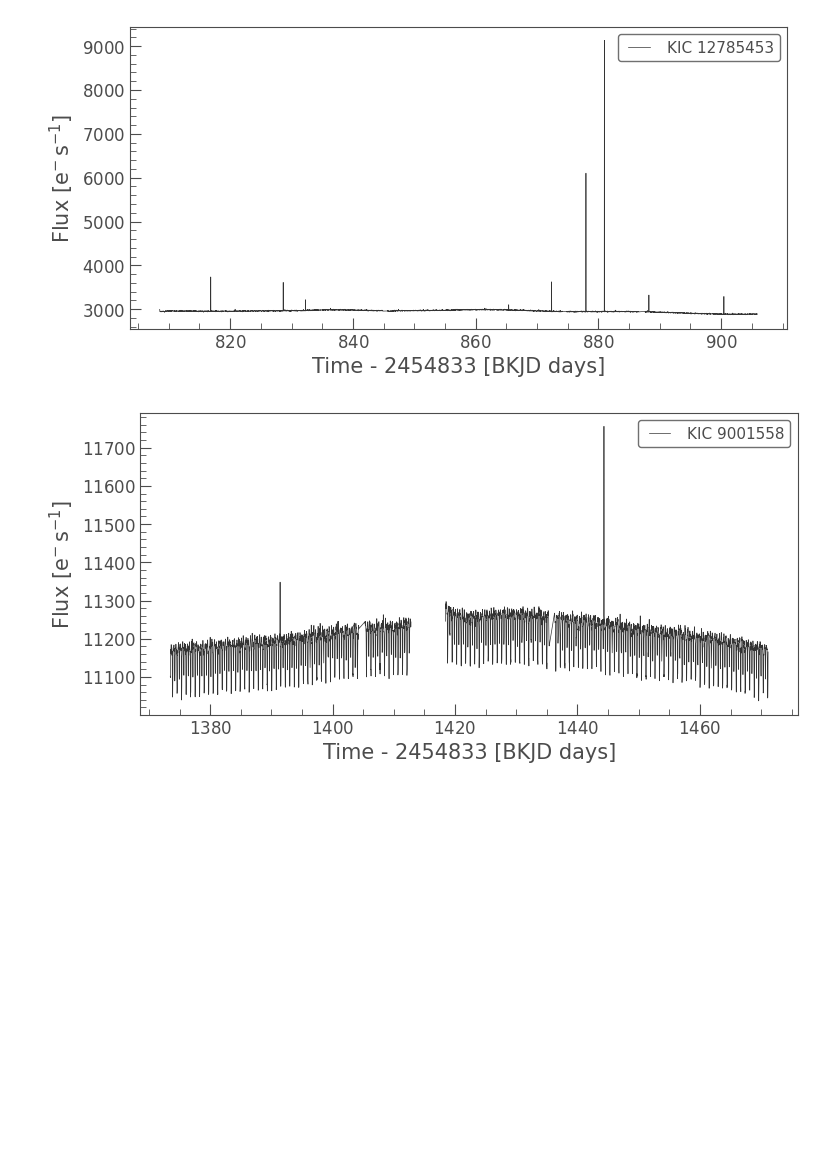
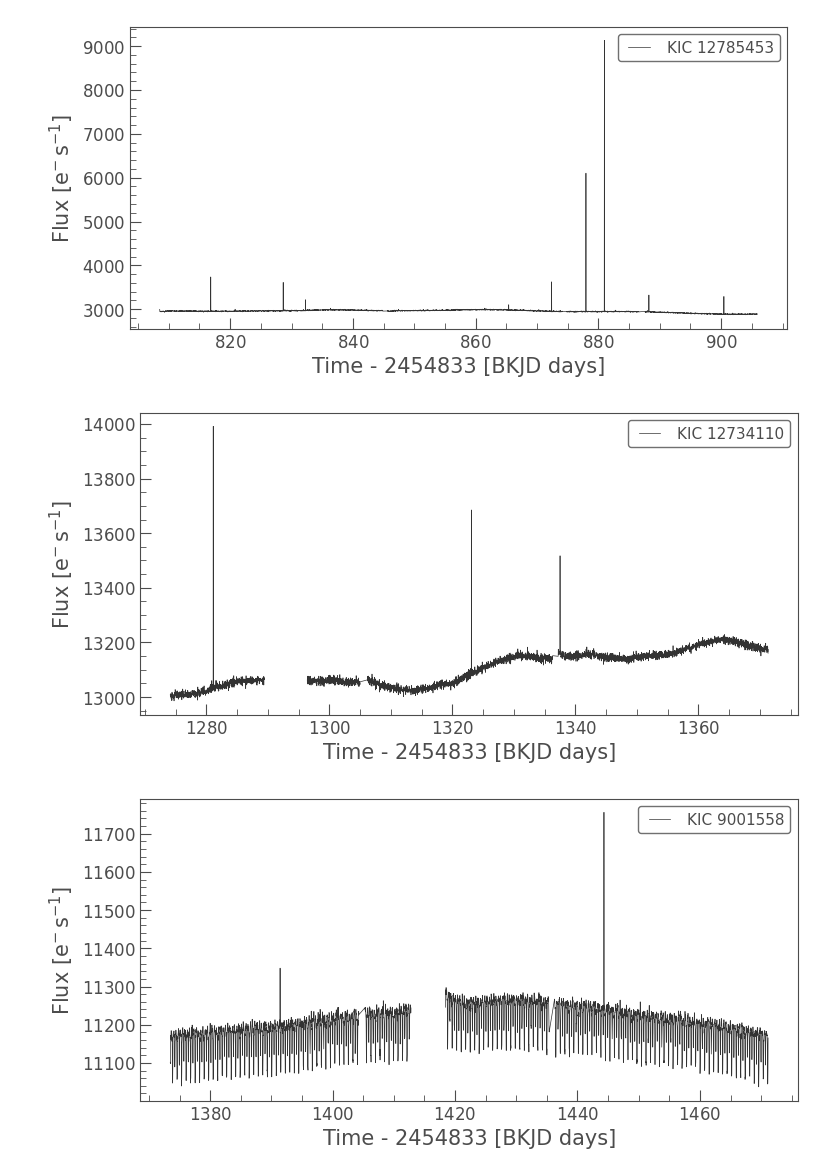
Before and after one commit to AnaArantesBarros/NASASPACEAPPS-22, a Jupyter notebook: nasa.ipynb, the cells around one changed output. Cells and saved outputs as stored; diff of their text form; code cells hidden in the pictures; blank space fills up the shorter version.

```diff
--- a/nasa.ipynb
+++ b/nasa.ipynb
@@ -124,6 +136,7 @@ df = pd.DataFrame(data=t)
 df = df.transpose()
 df["name"] =  "KIC 10296174"
 df["class"] = 1
+df["coord"] = ["19:56:40.938 +47:22:28.86"]
 x = pd.concat([x, df], axis=0)
 # %% [output]
 [figure]
@@ -151,6 +164,7 @@ df = pd.DataFrame(data=t)
 df = df.transpose()
 df["name"] =  "KIC 12833300"
 df["class"] = 1
+df["coord"] = ["19:17:15.039 +52:07:23.81"]
 x = pd.concat([x, df], axis=0)
 
 
@@ -160,6 +174,7 @@ x = pd.concat([x, df], axis=0)
 
 #test1 = np.where(xx==False)[0]    #np.where(test)[0]
 #print(test1)
+#19:17:15.039 +52:07:23.81
 # %% [output]
 [figure]
 # %%
@@ -174,7 +189,8 @@ t= lc["flux"][range(0,1251)]/1000
 df = pd.DataFrame(data=t)
 df = df.transpose()
 df["name"] =  "KIC 12885505"
-df["class"] = 0
+df["class"] = 1
+df["coord"] = ["19:21:20.030 +52:16:05.09"]
 x = pd.concat([x, df], axis=0)
 # %% [output]
 [figure]
@@ -191,23 +207,27 @@ df = pd.DataFrame(data=t)
 df = df.transpose()
 df["name"] =  "KIC 12785453"
 df["class"] = 0
+df["coord"] = ["19:22:18.672 +52:01:13.26"]
 x = pd.concat([x, df], axis=0)
 # %% [output]
 [figure]
 # %%
 pixelfile = KeplerTargetPixelFile("https://archive.stsci.edu/pub/kepler/target_pixel_files/0127/012734110/kplr012734110-2012277125453_lpd-targ.fits.gz")
 
 # Then we convert the target pixel file into a light curve using the pipeline-defined aperture mask.
 lc = pixelfile.to_lightcurve(aperture_mask='all');
 #lc = lc.remove_outliers(sigma=1).flatten()
-#lc.plot()
+lc.plot()
 
 t= lc["flux"][range(0,1251)]/1000
 df = pd.DataFrame(data=t)
 df = df.transpose()
 df["name"] =  "KIC 12734110"
-df["class"] = 0
+df["class"] = 1
+df["coord"] = ["19:14:52.570 +51:54:51.16"]
 x = pd.concat([x, df], axis=0)
+# %% [output]
+[figure, added]
 # %%
 pixelfile = KeplerTargetPixelFile("https://archive.stsci.edu/pub/kepler/target_pixel_files/0090/009001558/kplr009001558-2013011073258_lpd-targ.fits.gz")
 
```
Also changed, not shown: parts of 64 cells of this notebook.
